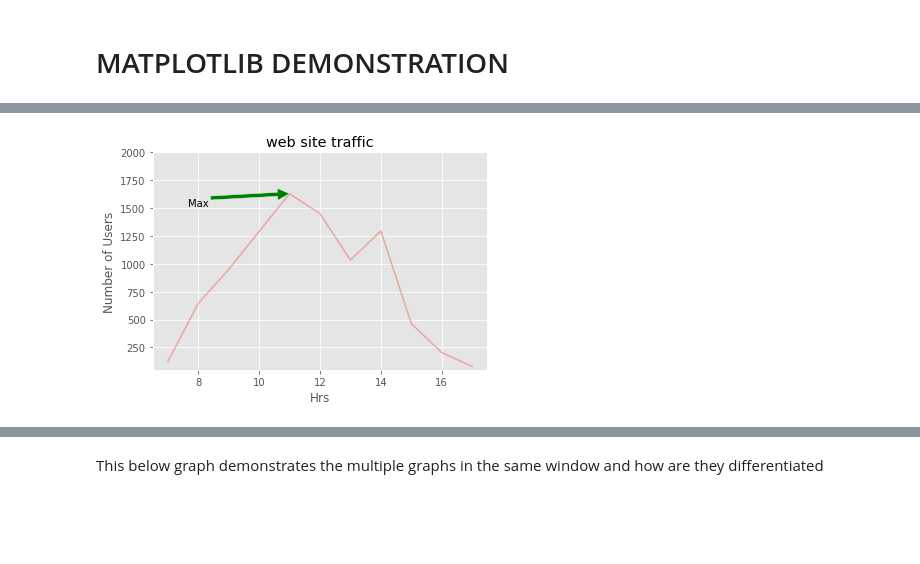
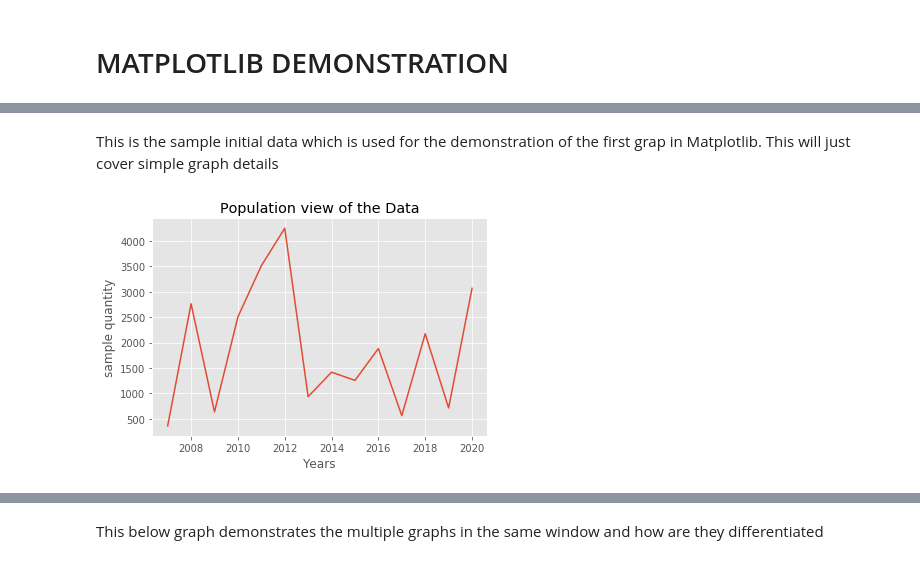
Before and after one commit to viswanath27/ml_models, a Jupyter notebook: matplotlib_demo.ipynb, the cells around one changed output, grey strips where cells are left out. Drawn from its saved outputs; the diff is of its cells as text; code cells hidden in the pictures; blank space fills up the shorter version.

```diff
--- a/matplotlib_demo.ipynb
+++ b/matplotlib_demo.ipynb
@@ -42,11 +12,24 @@ plt.show()
-# %%
-style.use('ggplot')
-plt.plot(time_hrs,webcustomers,alpha=0.4)
-plt.axis([6.5,17.5,50,2000])
-plt.title('web site traffic')
-plt.annotate('Max',ha='center',va='bottom',xytext=(8,1500),xy=(11,1630),arrowprops={'facecolor':'green'})
-plt.xlabel('Hrs')
-plt.ylabel('Number of Users')
-plt.show()
-# %% [output]
-[figure, removed]
+# %% [markdown]
+This is the sample initial data which is used for the demonstration of the first grap in Matplotlib. This will just cover simple graph details
+# %%
+# This is just to generate a sample data for a given range
+sample_population = [random.randint(10, 5000) for iter in range(14)]
+
+# This is the year in which sample is collected
+year_of_collectiontime_hrs=[2007,2008,2009,2010,2011,2012,2013,2014,2015,2016,2017,2018,2019,2020]
+
+# Assign a style to the plot
+style.use('ggplot')
+
+# create the plot based on the above data
+plt.plot(year_of_collectiontime_hrs,sample_population)
+
+#Below are just to add up more info to the graph
+plt.title('Population view of the Data')
+plt.xlabel('Years')
+plt.ylabel('sample quantity')
+
+# This is finally to show the plot as a picture
+plt.show()
+# %% [output]
+[figure, added]
```
Also changed, not shown: parts of 13 cells of this notebook.
